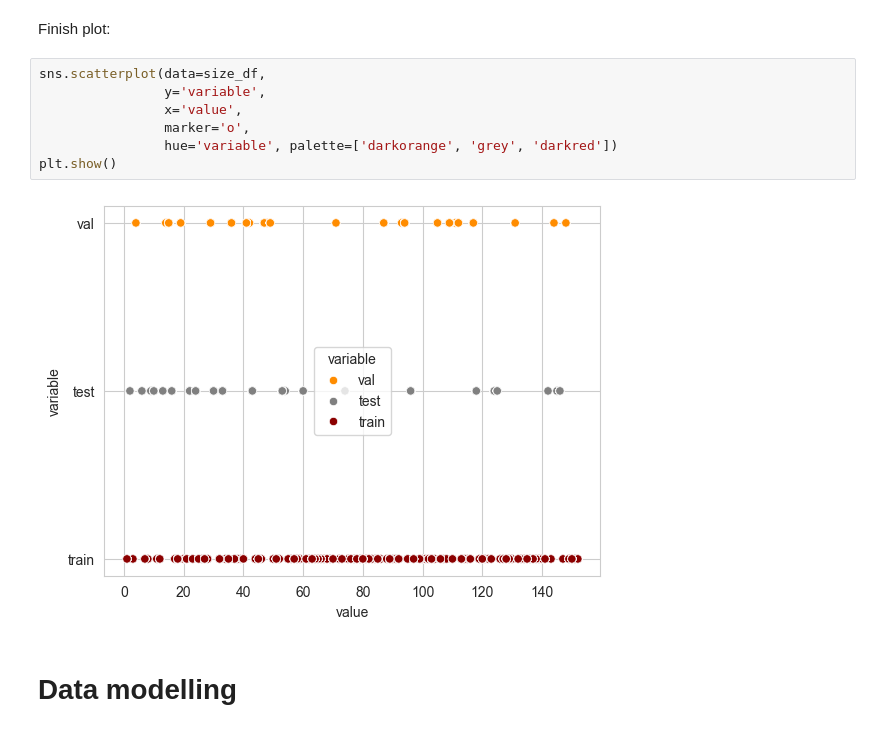
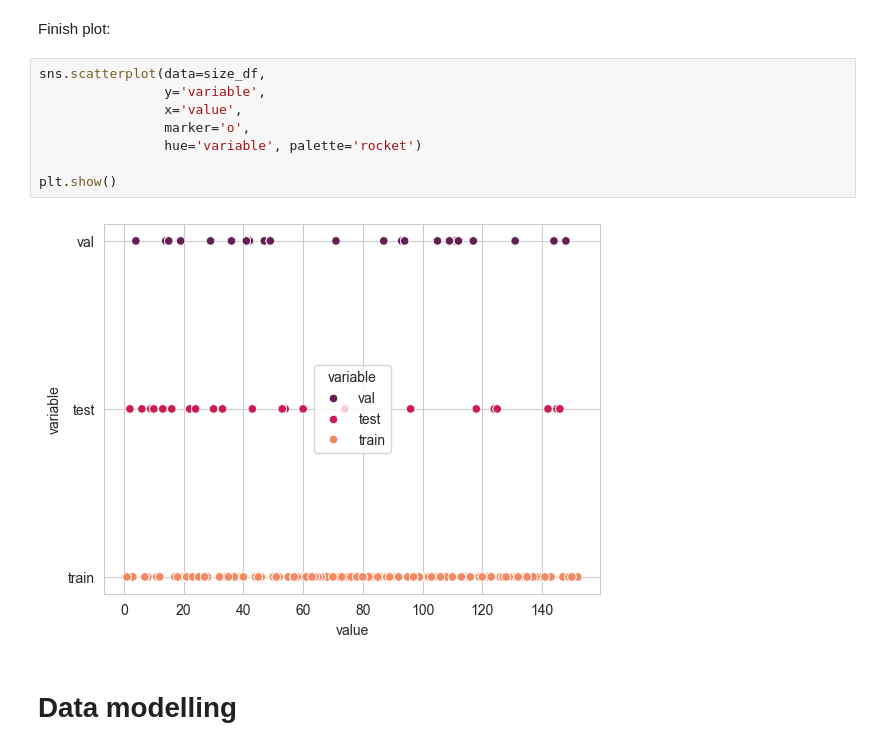
Before and after one commit to marcbarc19/DataScienceExam, a Jupyter notebook: forest-modelling.ipynb, the cells around one changed output. Saved outputs shown, nothing was run; the diff lists cells and outputs as text.

```diff
--- a/forest-modelling.ipynb
+++ b/forest-modelling.ipynb
@@ -953,12 +953,13 @@ Finish plot:
 # %%
 sns.scatterplot(data=size_df,
                 y='variable',
                 x='value',
                 marker='o',
-                hue='variable', palette=['darkorange', 'grey', 'darkred'])
+                hue='variable', palette='rocket')
+
 plt.show()
 # %% [output]
-[figure, old version]
+[figure, new version]
 # %% [markdown]
 # Data modelling
 # %%
```
Also changed, not shown: parts of 50 cells of this notebook.
